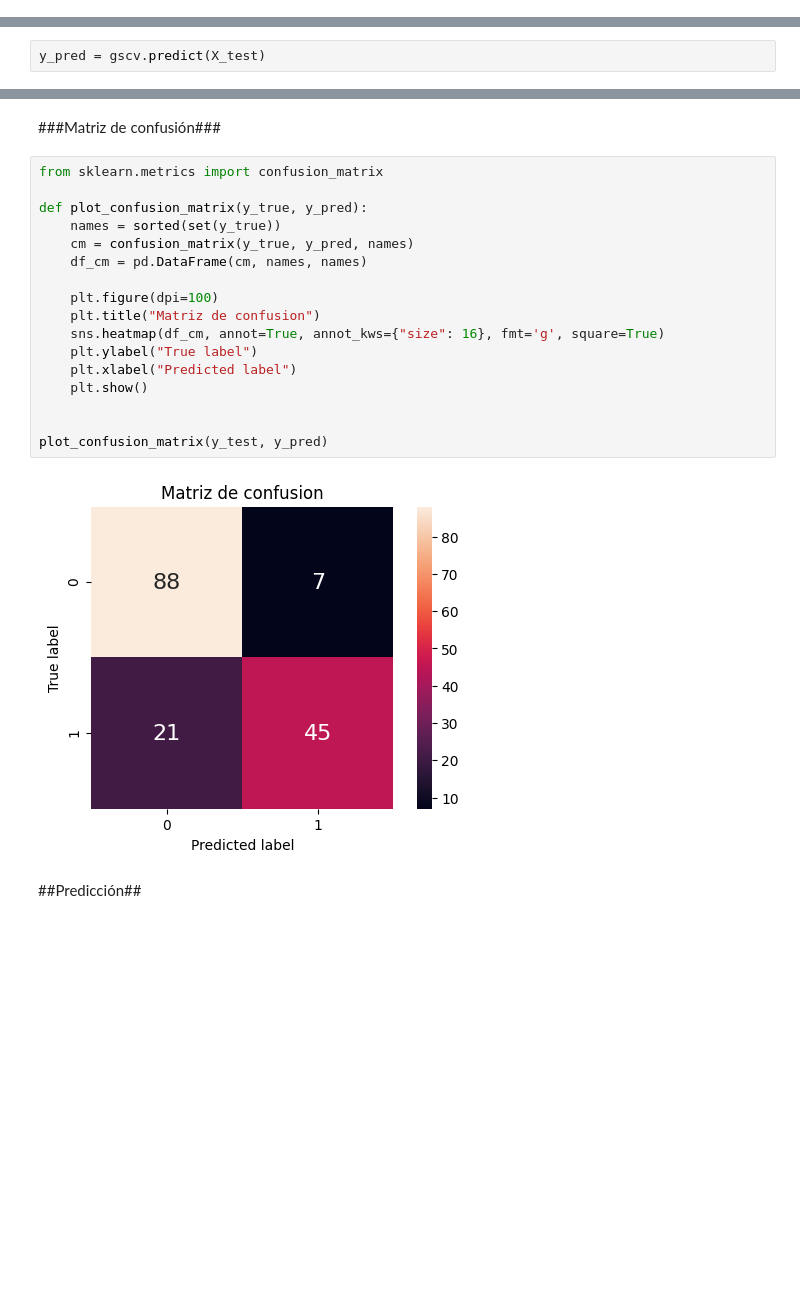
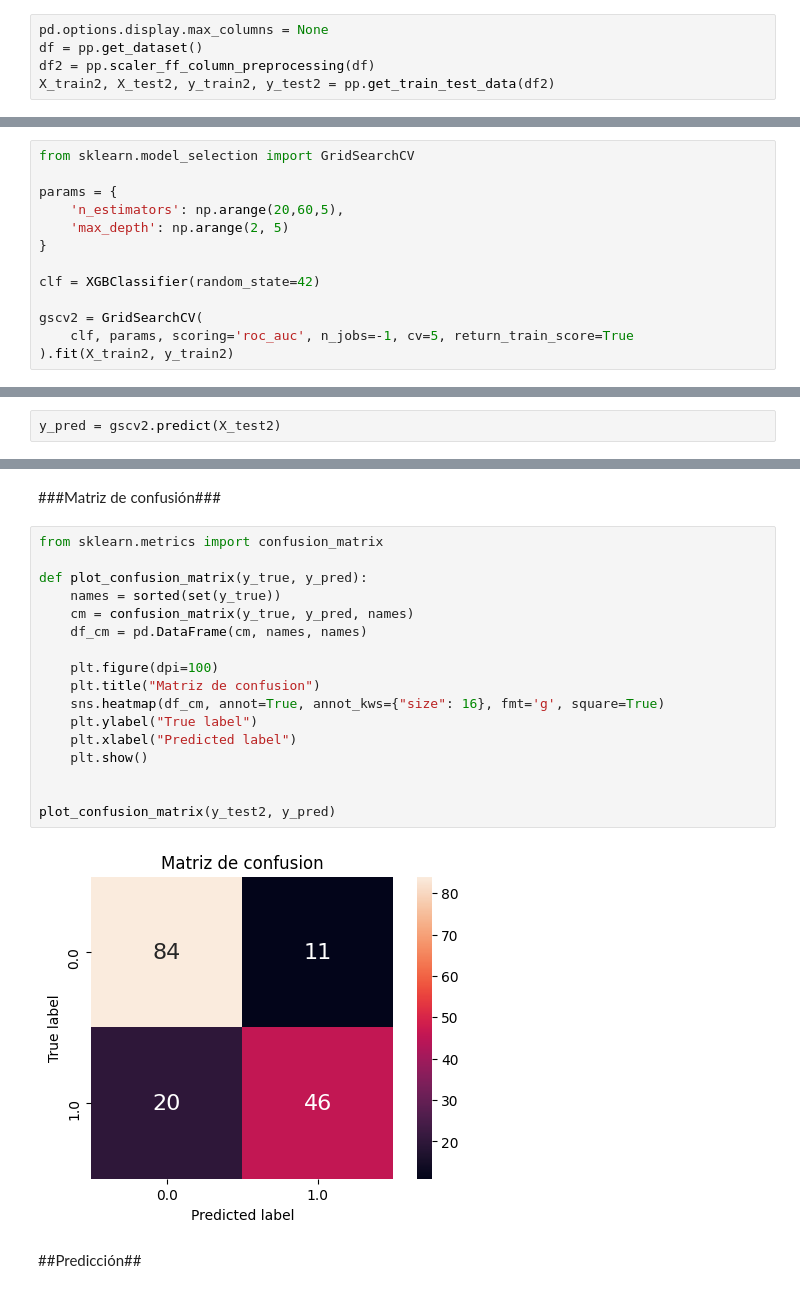
Before and after one commit to solcanalla/fiumark, a Jupyter notebook: xgboost.ipynb, the cells around one changed output, grey strips where cells are left out. Cells and saved outputs as stored; diff of their text form; blank space fills up the shorter version.

```diff
--- a/xgboost.ipynb
+++ b/xgboost.ipynb
@@ -80,0 +70,5 @@ Best params {'max_depth': 2, 'min_child_weight': 2, 'n_estimators': 55}
+# %%
+pd.options.display.max_columns = None
+df = pp.get_dataset()
+df2 = pp.scaler_ff_column_preprocessing(df)
+X_train2, X_test2, y_train2, y_test2 = pp.get_train_test_data(df2)
@@ -80,0 +77,13 @@ Best params {'max_depth': 2, 'min_child_weight': 2, 'n_estimators': 55}
+# %%
+from sklearn.model_selection import GridSearchCV
+
+params = {
+    'n_estimators': np.arange(20,60,5),
+    'max_depth': np.arange(2, 5)
+}
+
+clf = XGBClassifier(random_state=42)
+
+gscv2 = GridSearchCV(
+    clf, params, scoring='roc_auc', n_jobs=-1, cv=5, return_train_score=True
+).fit(X_train2, y_train2)
@@ -81,7 +96,7 @@ Best params {'max_depth': 2, 'min_child_weight': 2, 'n_estimators': 55}
 # %% [markdown]
 ##Evaluación del modelo##
 # %%
-y_pred = gscv.predict(X_test)
+y_pred = gscv2.predict(X_test2)
 # %% [markdown]
 ###Precision recall y F1-score###
 # %%
@@ -123,22 +139,22 @@ plot_roc(fpr, tpr, thresholds)
 # %%
 from sklearn.metrics import confusion_matrix
 
 def plot_confusion_matrix(y_true, y_pred):
     names = sorted(set(y_true))
     cm = confusion_matrix(y_true, y_pred, names)
     df_cm = pd.DataFrame(cm, names, names)
 
     plt.figure(dpi=100)
     plt.title("Matriz de confusion")
     sns.heatmap(df_cm, annot=True, annot_kws={"size": 16}, fmt='g', square=True)
     plt.ylabel("True label")
     plt.xlabel("Predicted label")
     plt.show()
 
 
-plot_confusion_matrix(y_test, y_pred)
+plot_confusion_matrix(y_test2, y_pred)
 # %% [output]
-[figure, old version]
+[figure, new version]
 # %% [markdown]
 ##Predicción##
 # %%
```
Also changed, not shown: parts of 20 cells of this notebook.
